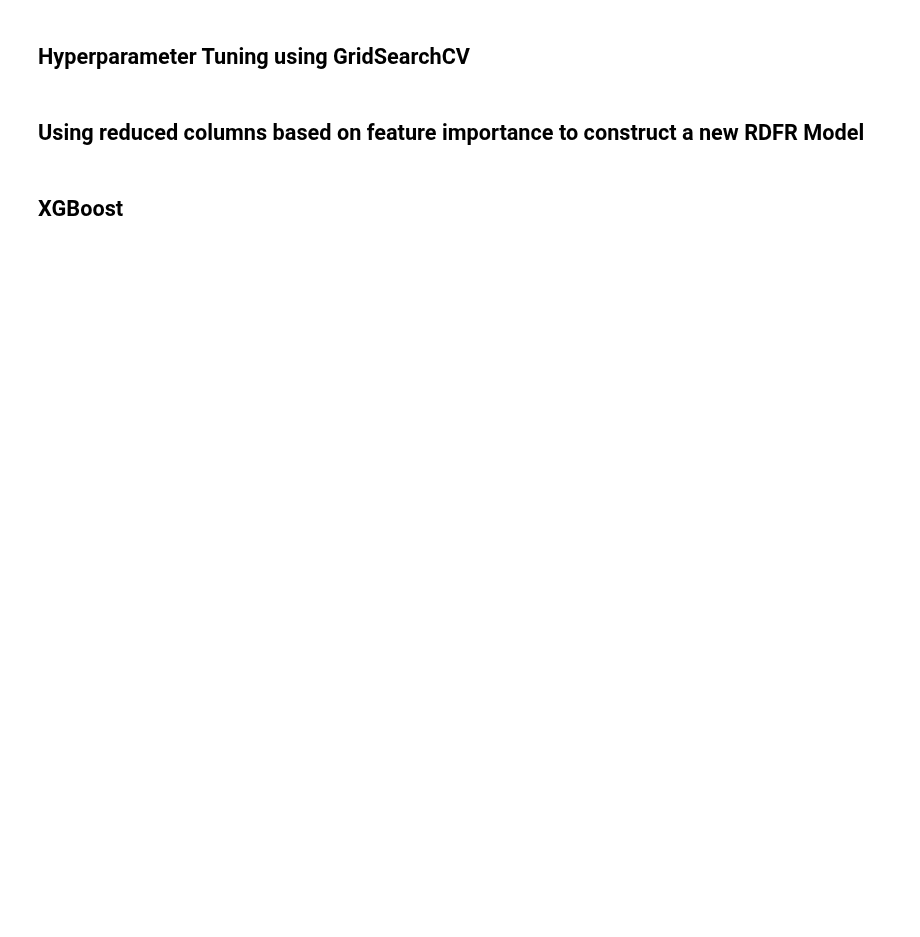
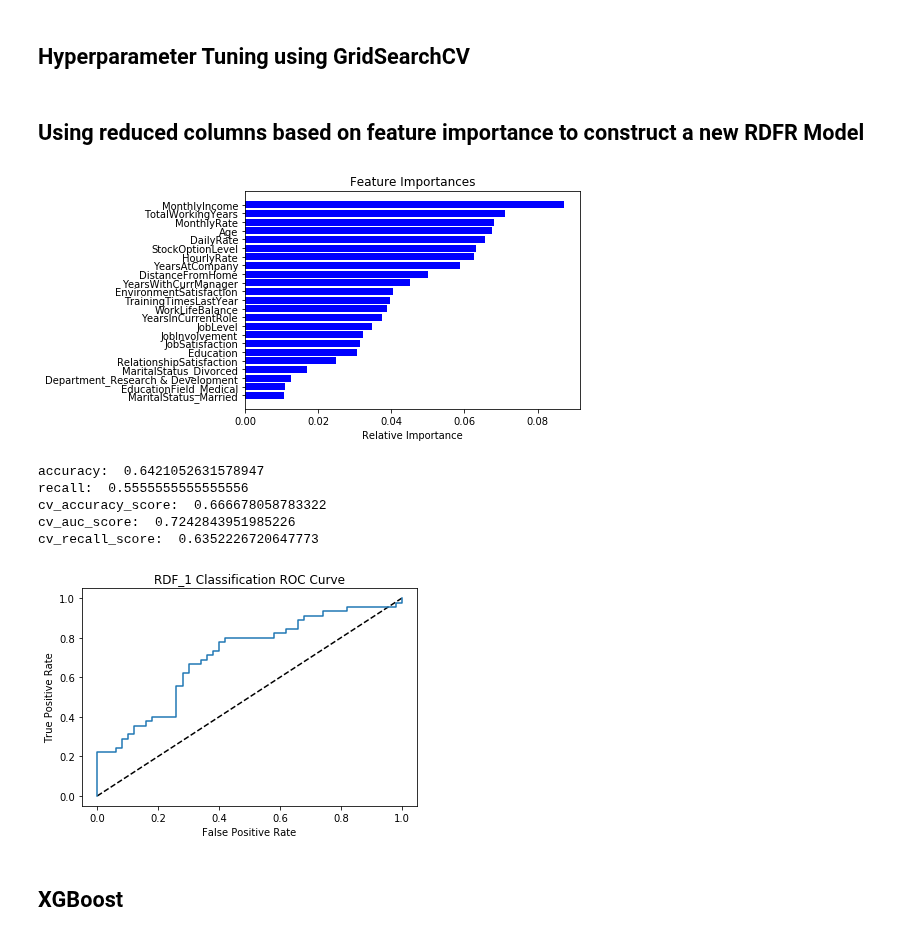
Before and after one commit to Xusong1998/Data-Analytics-Project, a Jupyter notebook: HR_Attrition_Data_Modeling.ipynb, the cells around one changed output. Cells and saved outputs as stored; diff of their text form; code cells hidden in the pictures; blank space fills up the shorter version.

```diff
--- a/HR_Attrition_Data_Modeling.ipynb
+++ b/HR_Attrition_Data_Modeling.ipynb
@@ -631,7 +641,9 @@ X_reduced = X_under.loc[:, fi_mask]
 
 X_train, X_test, y_train, y_test = train_test_split(X_reduced, y_under, test_size=0.2, random_state=10)
 RDF1 = RandomForestClassifier(random_state=123,max_depth=10, n_estimators=500)
-RDF1.fit(X_train, y_train)
+#oversampling
+X_train,y_train = oversampling(X_train,y_train)
+RDF1.fit(X_train,y_train)
 y_pred = RDF1.predict(X_test)
 y_prob = RDF1.predict_proba(X_test)[:,-1]
 
@@ -641,33 +653,41 @@ importances = RDF1.feature_importances_
 indices = np.argsort(importances)
 
 plt.title('Feature Importances')
 plt.barh(range(len(indices)), importances[indices], color='b', align='center')
 plt.yticks(range(len(indices)), [features[i] for i in indices])
 plt.xlabel('Relative Importance')
 plt.show()
 
 cf_matrix = confusion_matrix(y_test, y_pred)
 tn, fp, fn, tp = cf_matrix.ravel()
 print('accuracy: ', (tp+tn)/(tn+fp+fn+tp))
 print('recall: ', tp/(tp+fn))
 
 k_fold = KFold(n_splits=10, shuffle=True, random_state=123)
 score = cross_val_score(RDF1, X_train, y_train, cv=5, scoring='accuracy')
 print('cv_accuracy_score: ',score.mean())
 
 score = cross_val_score(RDF1, X_train, y_train, cv=5, scoring='roc_auc')
 print('cv_auc_score: ',score.mean())
 
 score = cross_val_score(RDF1, X_train, y_train, cv=5, scoring='recall')
 print('cv_recall_score: ',score.mean())
 
 fpr, tpr, thresholds = roc_curve(y_test, y_prob)
 plt.plot([0,1],[0,1],'k--')
 plt.plot(fpr, tpr, label='Random Forest Classifier')
 plt.xlabel('False Positive Rate')
 plt.ylabel('True Positive Rate')
 plt.title('RDF_1 Classification ROC Curve')
 plt.show()
+# %% [output]
+[figure, added]
+accuracy:  0.6421052631578947
+recall:  0.5555555555555556
+cv_accuracy_score:  0.666678058783322
+cv_auc_score:  0.7242843951985226
+cv_recall_score:  0.6352226720647773
+[figure, added]
 # %% [markdown]
 ## XGBoost
 # %%
```
Also changed, not shown: parts of 10 cells of this notebook.
